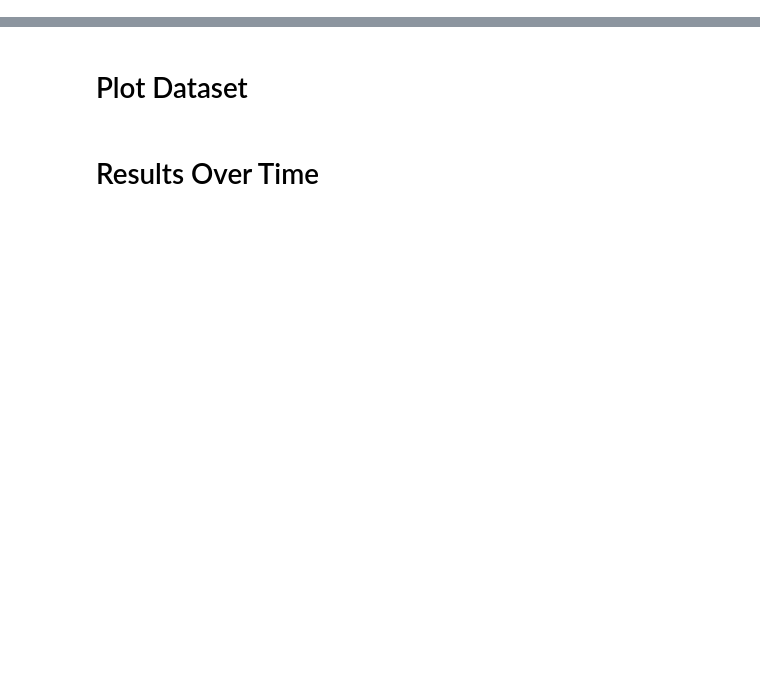
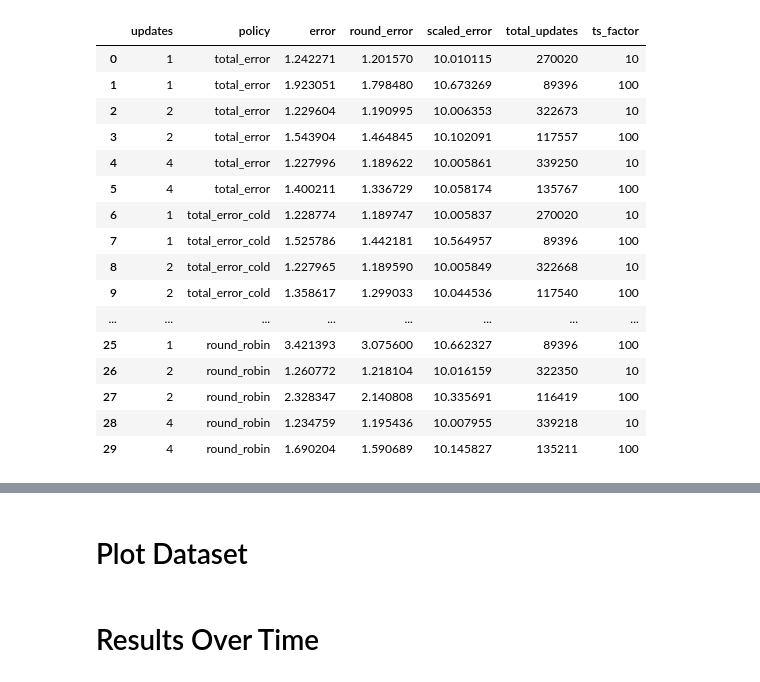
Before and after one commit to feature-store/experiments, a Jupyter notebook: nb/03-29-22-als_plots.ipynb, the cells around one changed output, grey strips where cells are left out. Drawn from its saved outputs; the diff is of its cells as text; code cells hidden in the pictures; blank space fills up the shorter version.

```diff
--- a/nb/03-29-22-als_plots.ipynb
+++ b/nb/03-29-22-als_plots.ipynb
@@ -20,23 +167,56 @@ policies = ["total_error", "total_error_cold", "max_pending", "min_past", "round
 # %%
 updates_df = pd.DataFrame()
 df_all = pd.DataFrame()
 results = []
+
+def round_pred(x):
+    if x > 5:
+        return 5
+    if x < 0:
+        return 0
+    return x
 
 for p in policies:
     for u in updates_per_ts:
         for t in ts_factor:
             update_df = pd.read_csv(f"{result_dir}/{p}_{u}_{t}_updates.csv")
             df = pd.read_csv(f"{result_dir}/{p}_{u}_{t}_results.csv")
             df["policy"] = p
             df["updates"] = u
             df["ts_factor"] = t
 
+            rounded_pred = df.y_pred.apply(round_pred)
+
+            scaled_amt = 5 / df.y_pred.max()
+            scaled_pred = df.y_pred * scaled_amt
+
             error = mean_squared_error(df.y_pred, df.y_true)
+            rounded_error = mean_squared_error(rounded_pred, df.y_true)
+            scaled_error = mean_squared_error(scaled_pred, df.y_true)
 
             total_updates = len(update_df.index)
-            results.append([u , p, error, total_updates, t])
+            results.append([u , p, error, rounded_error, scaled_error, total_updates, t])
+
             updates_df = pd.concat([updates_df, update_df])
             df_all = pd.concat([df_all, df])
 
-results_df = pd.DataFrame(results, columns=["updates", "policy", "error", "total_updates", "ts_factor"])
+results_df = pd.DataFrame(results, columns=["updates", "policy", "error", "round_error", "scaled_error", "total_updates", "ts_factor"])
 results_df
+# %% [output]
+|  | updates | policy | error | round_error | scaled_error | total_updates | ts_factor |
+| 0 | 1 | total_error | 1.242271 | 1.201570 | 10.010115 | 270020 | 10 |
+| 1 | 1 | total_error | 1.923051 | 1.798480 | 10.673269 | 89396 | 100 |
+| 2 | 2 | total_error | 1.229604 | 1.190995 | 10.006353 | 322673 | 10 |
+| 3 | 2 | total_error | 1.543904 | 1.464845 | 10.102091 | 117557 | 100 |
+| 4 | 4 | total_error | 1.227996 | 1.189622 | 10.005861 | 339250 | 10 |
+| 5 | 4 | total_error | 1.400211 | 1.336729 | 10.058174 | 135767 | 100 |
+| 6 | 1 | total_error_cold | 1.228774 | 1.189747 | 10.005837 | 270020 | 10 |
+| 7 | 1 | total_error_cold | 1.525786 | 1.442181 | 10.564957 | 89396 | 100 |
+| 8 | 2 | total_error_cold | 1.227965 | 1.189590 | 10.005849 | 322668 | 10 |
+| 9 | 2 | total_error_cold | 1.358617 | 1.299033 | 10.044536 | 117540 | 100 |
+| ... | ... | ... | ... | ... | ... | ... | ... |
+| 25 | 1 | round_robin | 3.421393 | 3.075600 | 10.662327 | 89396 | 100 |
+| 26 | 2 | round_robin | 1.260772 | 1.218104 | 10.016159 | 322350 | 10 |
+| 27 | 2 | round_robin | 2.328347 | 2.140808 | 10.335691 | 116419 | 100 |
+| 28 | 4 | round_robin | 1.234759 | 1.195436 | 10.007955 | 339218 | 10 |
+| 29 | 4 | round_robin | 1.690204 | 1.590689 | 10.145827 | 135211 | 100 |
```
Also changed, not shown: parts of 17 cells of this notebook.
